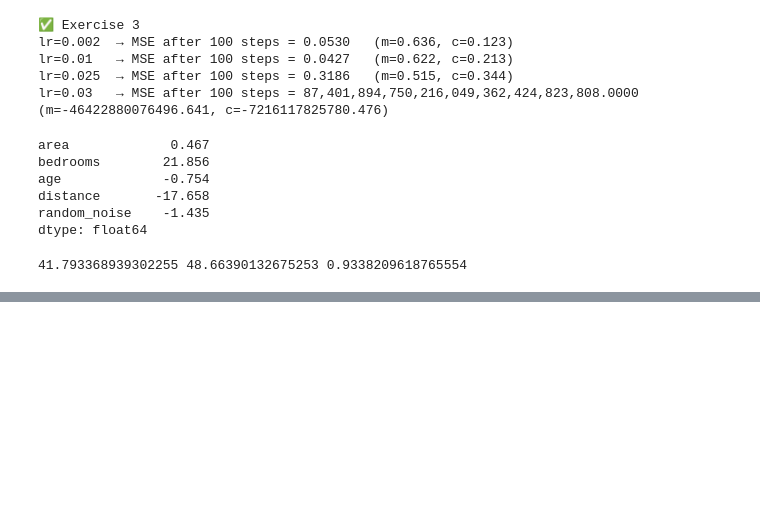
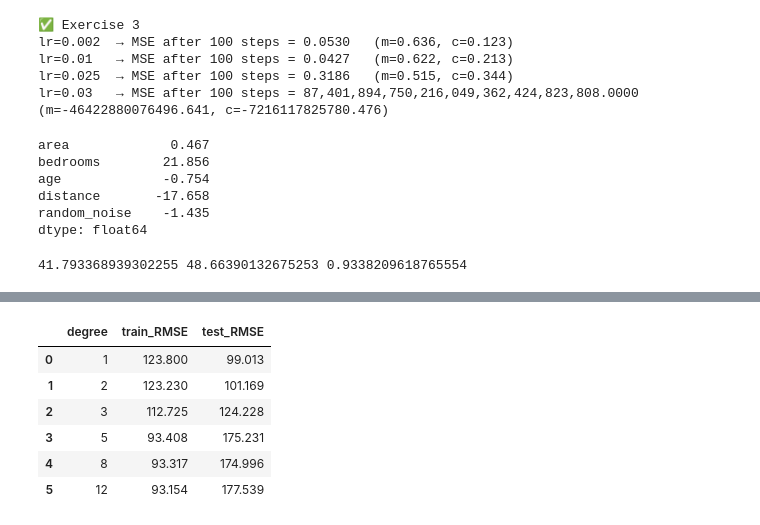
Before and after one commit to Gifted199/ds-october-2026, a Jupyter notebook: Week1.ipynb, the cells around one changed output, grey strips where cells are left out. Cells and saved outputs as stored; diff of their text form; code cells hidden in the pictures; blank space fills up the shorter version.

```diff
--- a/Week1.ipynb
+++ b/Week1.ipynb
@@ -218,0 +237,29 @@ print(my_mae(y_test, y_pred), my_rmse(y_test, y_pred), my_r2(y_test, y_pred))
+# %%
+# Generalization & overfitting ▶️✏️
+# We fit curves of increasing complexity (polynomial degree) to a small sample of 30 homes and watch train vs test error.
+
+
+small = df.sample(30, random_state=1)
+Xa = small[["area"]] / 1000          # area in 1000s of sq ft keeps the polynomial numbers well-behaved
+ya = small["price"]
+Xa_tr, Xa_te, ya_tr, ya_te = train_test_split(Xa, ya, test_size=0.4, random_state=0)
+
+rows = []
+for degree in [1, 2, 3, 5, 8, 12]:
+    poly_model = make_pipeline(PolynomialFeatures(degree), LinearRegression())
+    poly_model.fit(Xa_tr, ya_tr)
+    rows.append({
+        "degree": degree,
+        "train_RMSE": np.sqrt(mean_squared_error(ya_tr, poly_model.predict(Xa_tr))),
+        "test_RMSE":  np.sqrt(mean_squared_error(ya_te, poly_model.predict(Xa_te))),
+    })
+complexity = pd.DataFrame(rows)
+complexity
+# %% [output]
+|  | degree | train_RMSE | test_RMSE |
+| 0 | 1 | 123.800 | 99.013 |
+| 1 | 2 | 123.230 | 101.169 |
+| 2 | 3 | 112.725 | 124.228 |
+| 3 | 5 | 93.408 | 175.231 |
+| 4 | 8 | 93.317 | 174.996 |
+| 5 | 12 | 93.154 | 177.539 |
```
Also changed, not shown: parts of 9 cells of this notebook.
